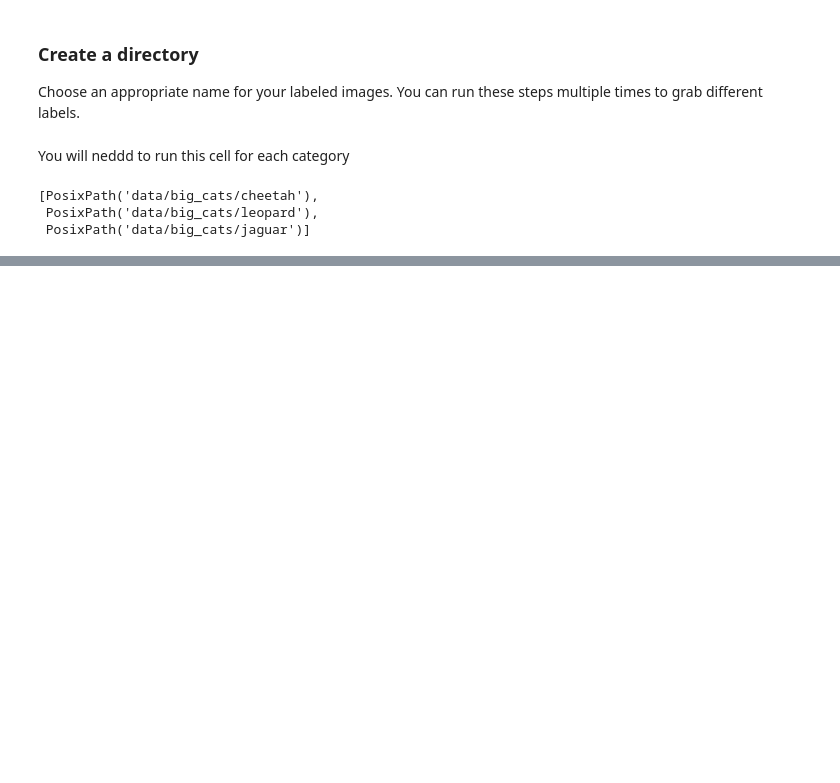
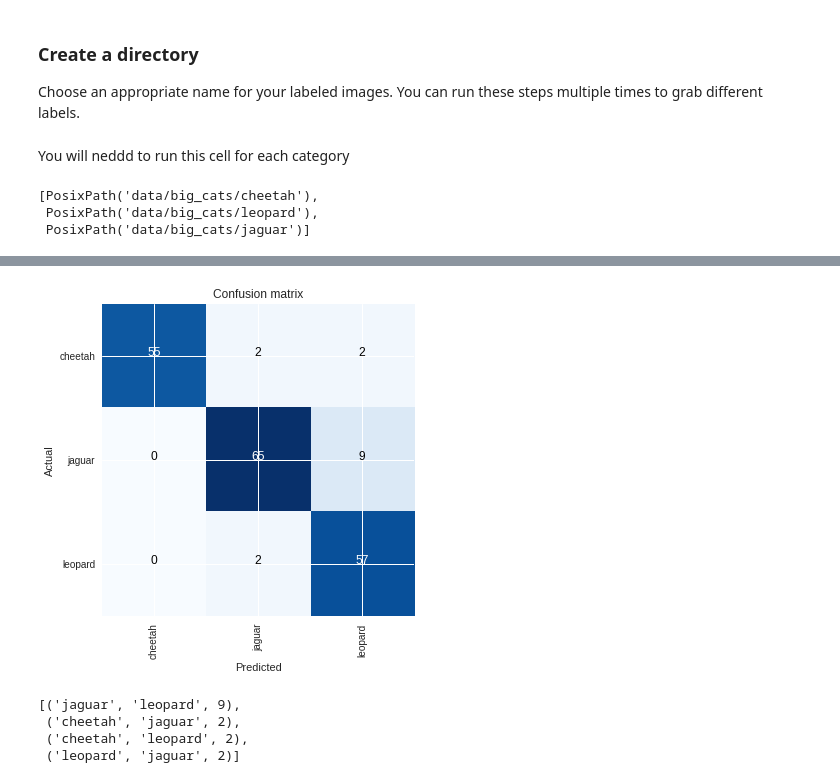
Before and after one commit to shashank2806/cheetah-leopard-jaguar, a Jupyter notebook: cheetah_leopard_jaguar.ipynb, the cells around one changed output, grey strips where cells are left out. Drawn from its saved outputs; the diff is of its cells as text; code cells hidden in the pictures; blank space fills up the shorter version.

```diff
--- a/cheetah_leopard_jaguar.ipynb
+++ b/cheetah_leopard_jaguar.ipynb
@@ -66,0 +219,2 @@ path.ls()
+# %%
+learn.fit_one_cycle(2, max_lr=slice(1e-04, 3e-04))
@@ -66,0 +228,3 @@ path.ls()
+# %%
+learn.unfreeze()
+learn.fit_one_cycle(3, max_lr=slice(1e-04, 3e-04))
@@ -66,0 +239,2 @@ path.ls()
+# %%
+learn.load('stage-2')
@@ -66,0 +259,13 @@ path.ls()
+# %%
+interp = ClassificationInterpretation.from_learner(learn)
+# %%
+interp.plot_confusion_matrix()
+# %% [output]
+[figure, added]
+# %%
+interp.most_confused()
+# %% [output]
+[('jaguar', 'leopard', 9),
+ ('cheetah', 'jaguar', 2),
+ ('cheetah', 'leopard', 2),
+ ('leopard', 'jaguar', 2)]
```
Also changed, not shown: parts of 35 cells of this notebook.
